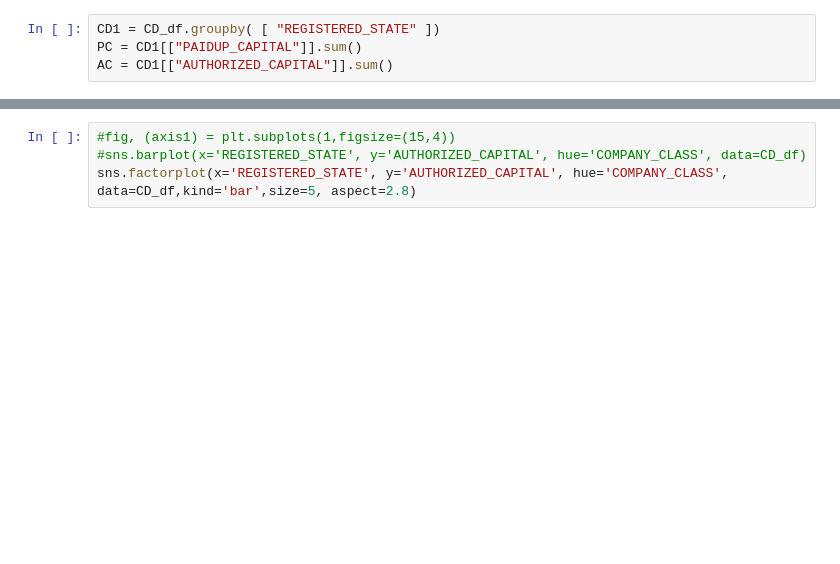
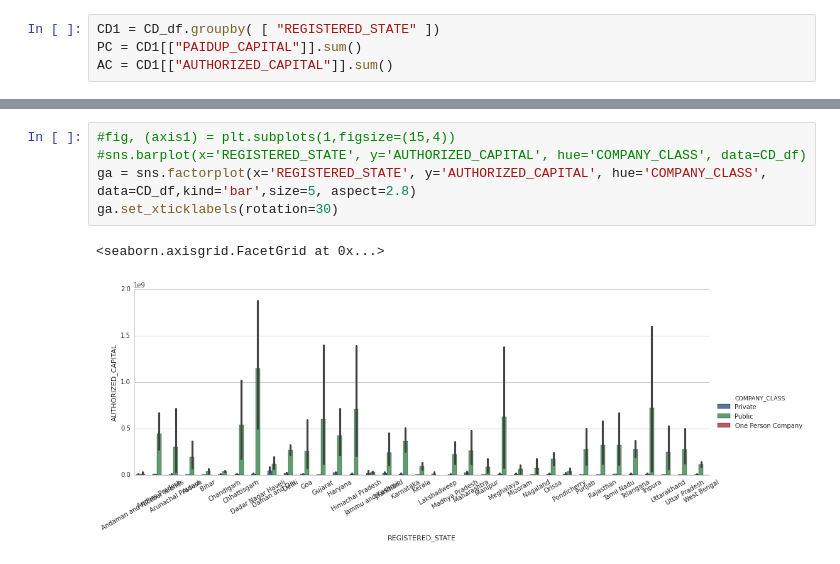
Before and after one commit to MISCIS-Projects/CIS528_Project, a Jupyter notebook: Company_Data _Details.ipynb, the cells around one changed output, grey strips where cells are left out. Drawn from its saved outputs; the diff is of its cells as text; blank space fills up the shorter version.

```diff
--- a/Company_Data _Details.ipynb
+++ b/Company_Data _Details.ipynb
@@ -57,4 +64,8 @@ g.set_xticklabels(rotation=30)
 # %%
 #fig, (axis1) = plt.subplots(1,figsize=(15,4))
 #sns.barplot(x='REGISTERED_STATE', y='AUTHORIZED_CAPITAL', hue='COMPANY_CLASS', data=CD_df)
-sns.factorplot(x='REGISTERED_STATE', y='AUTHORIZED_CAPITAL', hue='COMPANY_CLASS', data=CD_df,kind='bar',size=5, aspect=2.8)
+ga = sns.factorplot(x='REGISTERED_STATE', y='AUTHORIZED_CAPITAL', hue='COMPANY_CLASS', data=CD_df,kind='bar',size=5, aspect=2.8)
+ga.set_xticklabels(rotation=30)
+# %% [output]
+<seaborn.axisgrid.FacetGrid at 0x...>
+[figure, added]
```
Also changed, not shown: parts of 15 cells of this notebook.
